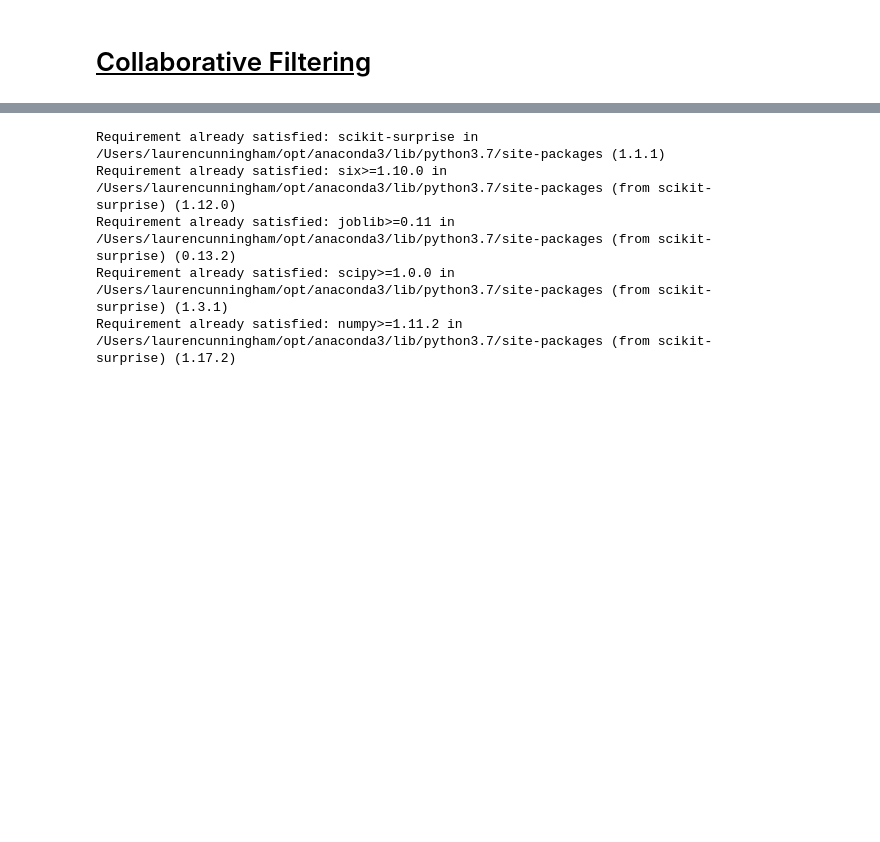
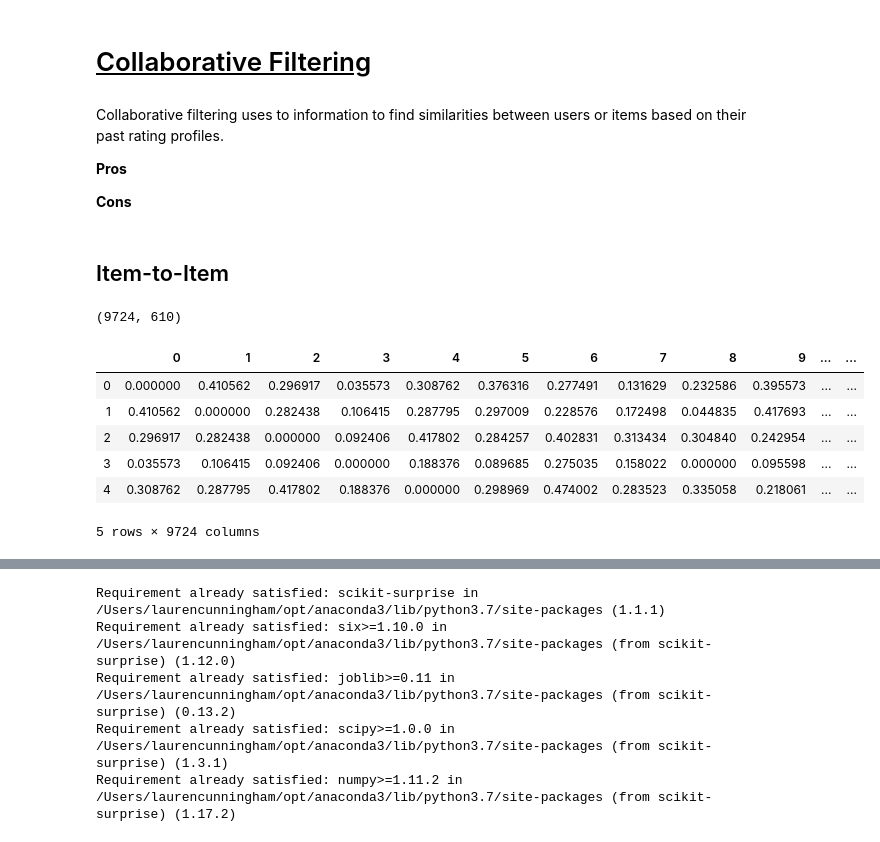
Before and after one commit to lcunningham24/Movie-Recommendation-System, a Jupyter notebook: Mod4FinalProject.ipynb, the cells around one changed output, grey strips where cells are left out. Cells and saved outputs as stored; diff of their text form; code cells hidden in the pictures; blank space fills up the shorter version.

Commit message:
added item-to-item filtering

```diff
--- a/Mod4FinalProject.ipynb
+++ b/Mod4FinalProject.ipynb
@@ -224,0 +241,31 @@ pros/cons
+# %% [markdown]
+Collaborative filtering uses to information to find similarities between users or items based on their past rating profiles.
+
+**Pros**
+
+**Cons**
+# %% [markdown]
+## Item-to-Item
+# %%
+# using pivot table function to map between movies, users, and ratings
+items_ratings_matrix = df.pivot_table(index=['movieId'],columns=['userId'],values='rating').reset_index(drop=True)
+items_ratings_matrix.fillna( 0, inplace = True )
+# %%
+items_ratings_matrix.shape
+# %% [output]
+(9724, 610)
+# %%
+# calculating cosine similarity
+movie_sim = 1 - pairwise_distances(items_ratings_matrix.as_matrix(), metric="cosine" )
+np.fill_diagonal(movie_sim, 0 )
+items_ratings_matrix = pd.DataFrame(movie_sim)
+# %%
+items_ratings_matrix.head()
+# %% [output]
+|  | 0 | 1 | 2 | 3 | 4 | 5 | 6 | 7 | 8 | 9 | ... | ... |
+| 0 | 0.000000 | 0.410562 | 0.296917 | 0.035573 | 0.308762 | 0.376316 | 0.277491 | 0.131629 | 0.232586 | 0.395573 | ... | ... |
+| 1 | 0.410562 | 0.000000 | 0.282438 | 0.106415 | 0.287795 | 0.297009 | 0.228576 | 0.172498 | 0.044835 | 0.417693 | ... | ... |
+| 2 | 0.296917 | 0.282438 | 0.000000 | 0.092406 | 0.417802 | 0.284257 | 0.402831 | 0.313434 | 0.304840 | 0.242954 | ... | ... |
+| 3 | 0.035573 | 0.106415 | 0.092406 | 0.000000 | 0.188376 | 0.089685 | 0.275035 | 0.158022 | 0.000000 | 0.095598 | ... | ... |
+| 4 | 0.308762 | 0.287795 | 0.417802 | 0.188376 | 0.000000 | 0.298969 | 0.474002 | 0.283523 | 0.335058 | 0.218061 | ... | ... |
+5 rows × 9724 columns
```
Also changed, not shown: parts of 19 cells of this notebook.
